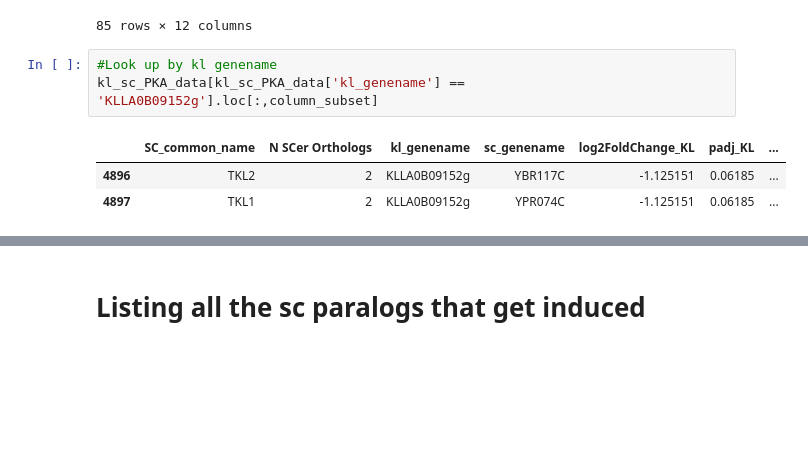
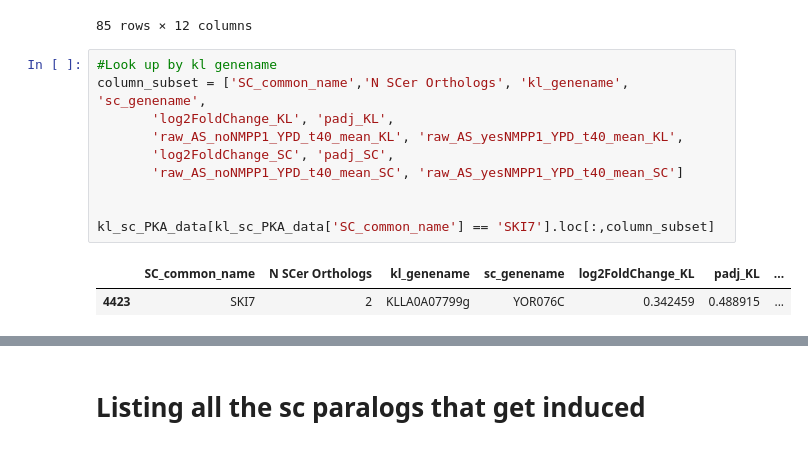
Before and after one commit to heineike02/yeast_esr_expression_analysis, a Jupyter notebook: scripts/20171004_scsigact_analysis.ipynb, the cells around one changed output, grey strips where cells are left out. Cells and saved outputs as stored; diff of their text form; blank space fills up the shorter version.

```diff
--- a/scripts/20171004_scsigact_analysis.ipynb
+++ b/scripts/20171004_scsigact_analysis.ipynb
@@ -162,11 +198,17 @@ top_scsigact.loc[:,column_subset]
 85 rows × 12 columns
 # %%
 #Look up by kl genename
-kl_sc_PKA_data[kl_sc_PKA_data['kl_genename'] == 'KLLA0B09152g'].loc[:,column_subset]
+column_subset = ['SC_common_name','N SCer Orthologs', 'kl_genename', 'sc_genename',
+       'log2FoldChange_KL', 'padj_KL',
+       'raw_AS_noNMPP1_YPD_t40_mean_KL', 'raw_AS_yesNMPP1_YPD_t40_mean_KL',
+       'log2FoldChange_SC', 'padj_SC',
+       'raw_AS_noNMPP1_YPD_t40_mean_SC', 'raw_AS_yesNMPP1_YPD_t40_mean_SC']
+
+
+kl_sc_PKA_data[kl_sc_PKA_data['SC_common_name'] == 'SKI7'].loc[:,column_subset]
 # %% [output]
 |  | SC_common_name | N SCer Orthologs | kl_genename | sc_genename | log2FoldChange_KL | padj_KL | ... |
-| 4896 | TKL2 | 2 | KLLA0B09152g | YBR117C | -1.125151 | 0.06185 | ... |
-| 4897 | TKL1 | 2 | KLLA0B09152g | YPR074C | -1.125151 | 0.06185 | ... |
+| 4423 | SKI7 | 2 | KLLA0A07799g | YOR076C | 0.342459 | 0.488915 | ... |
 # %%
 #plot fold change along with raw expression
 
```
Also changed, not shown: parts of 54 cells of this notebook, 3 other files.
